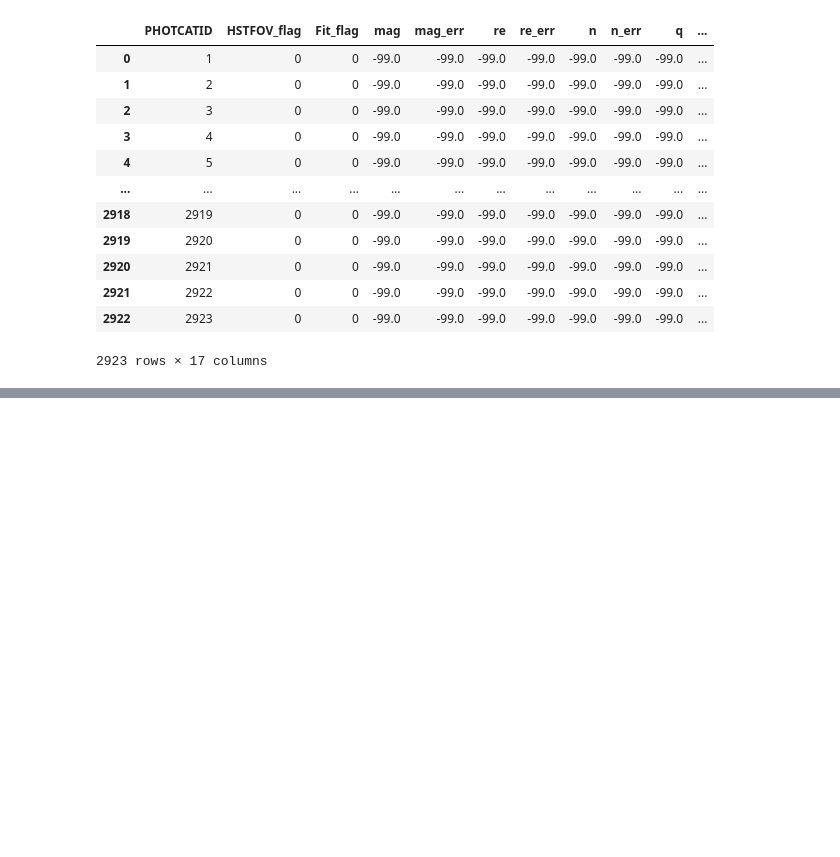
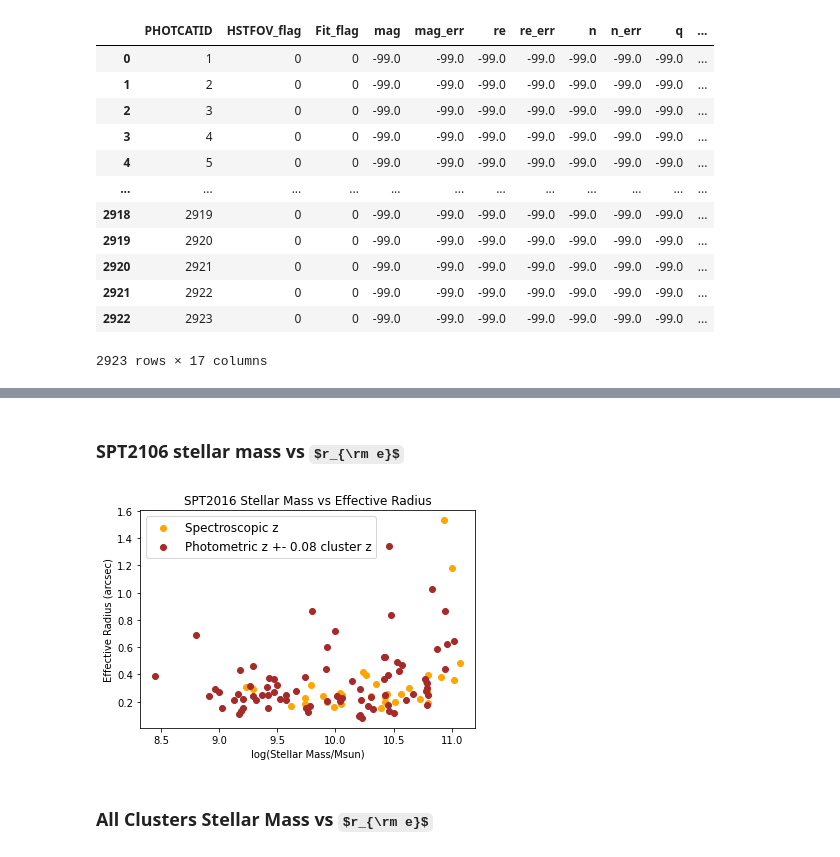
Before and after one commit to charrbit/GOGREEN-galaxy-research, a Jupyter notebook: Code/ggClass.ipynb, the cells around one changed output, grey strips where cells are left out. Saved outputs shown, nothing was run; the diff lists cells and outputs as text; code cells hidden in the pictures; some formulas as TeX source; blank space fills up the shorter version.

```diff
--- a/Code/ggClass.ipynb
+++ b/Code/ggClass.ipynb
@@ -133,0 +166,38 @@ matchedSPT2106
+# %% [markdown]
+### SPT2106 stellar mass vs $r_{\rm e}$
+# %%
+targetCatalogs = ['photo', 'matched']
+targetCluster = 'SPT2106'
+targetProperties = [['cPHOTID', 'Mstellar'],['PHOTCATID', 're']]
+clusterZ = 1.1306
+
+criteria = [
+    'Star==0',
+    'K_flag==0',
+    'totmask==0',
+    '(' + str(clusterZ-0.02) +  '< zspec.values <' + str(clusterZ+0.02) + ')',
+    '(' + str(clusterZ-0.08) +  '< zphot.values <' + str(clusterZ+0.08) + ')'
+]
+
+mass_zspec = gg.search(targetCluster, targetProperties[0], criteria[:4], targetCatalogs[0])
+mass_zphot = gg.search(targetCluster, targetProperties[0], criteria[:3] + criteria[-1:], targetCatalogs[0])
+
+re = gg.search(targetCluster, targetProperties[1], ['re > 0'], targetCatalogs[1])
+
+mass_zspec_re = gg.merge(mass_zspec, re)
+mass_zphot_re = gg.merge(mass_zphot, re).query('~cPHOTID.isin(@mass_zspec_re.cPHOTID)')
+
+
+# Plot K-band mag vs re
+fig = plt.figure()
+plt.scatter(np.log10(mass_zspec_re.Mstellar.values), mass_zspec_re.re.values, c='orange', label='Spectroscopic z')
+plt.scatter(np.log10(mass_zphot_re.Mstellar.values), mass_zphot_re.re.values, c='brown', label='Photometric z +- 0.08 cluster z')
+plt.title('SPT2016 Stellar Mass vs Effective Radius')
+plt.xlabel('log(Stellar Mass/Msun)')
+plt.ylabel('Effective Radius (arcsec)')
+plt.legend(fontsize='large')
+plt.show()
+# %% [output]
+[figure, added]
+# %% [markdown]
+### All Clusters Stellar Mass vs $r_{\rm e}$
```
Also changed, not shown: parts of 8 cells of this notebook, 2 other files.
